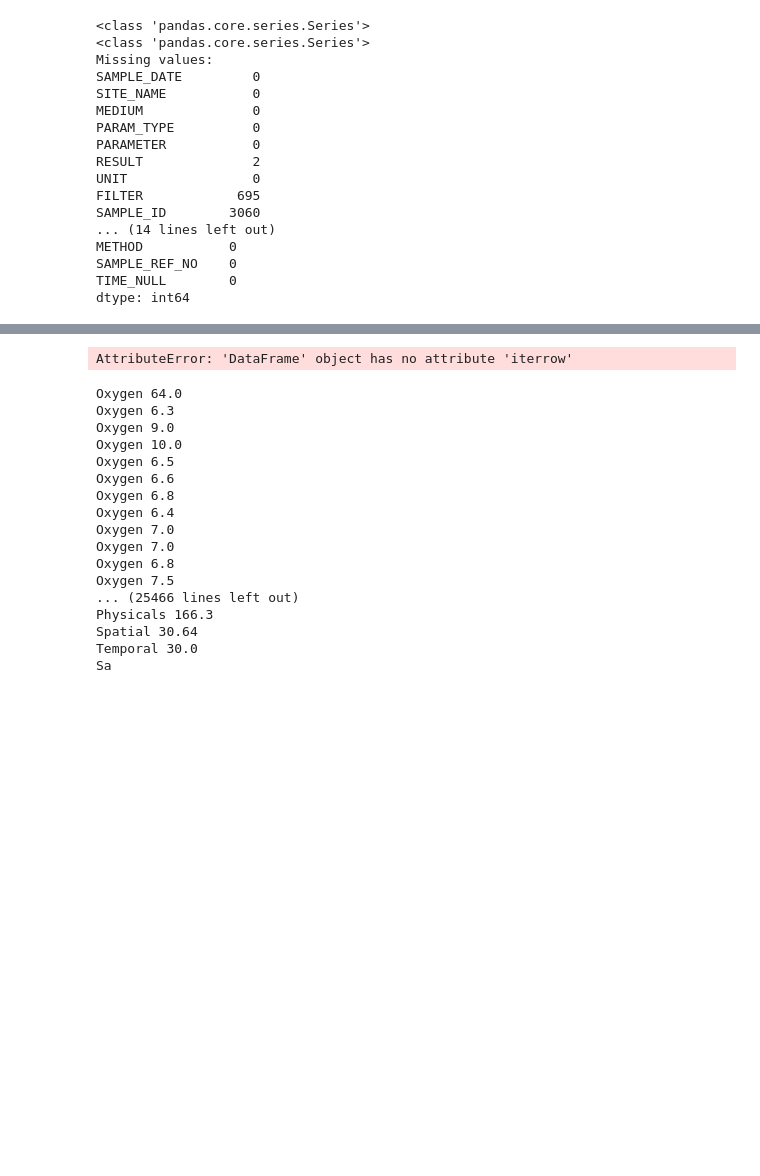
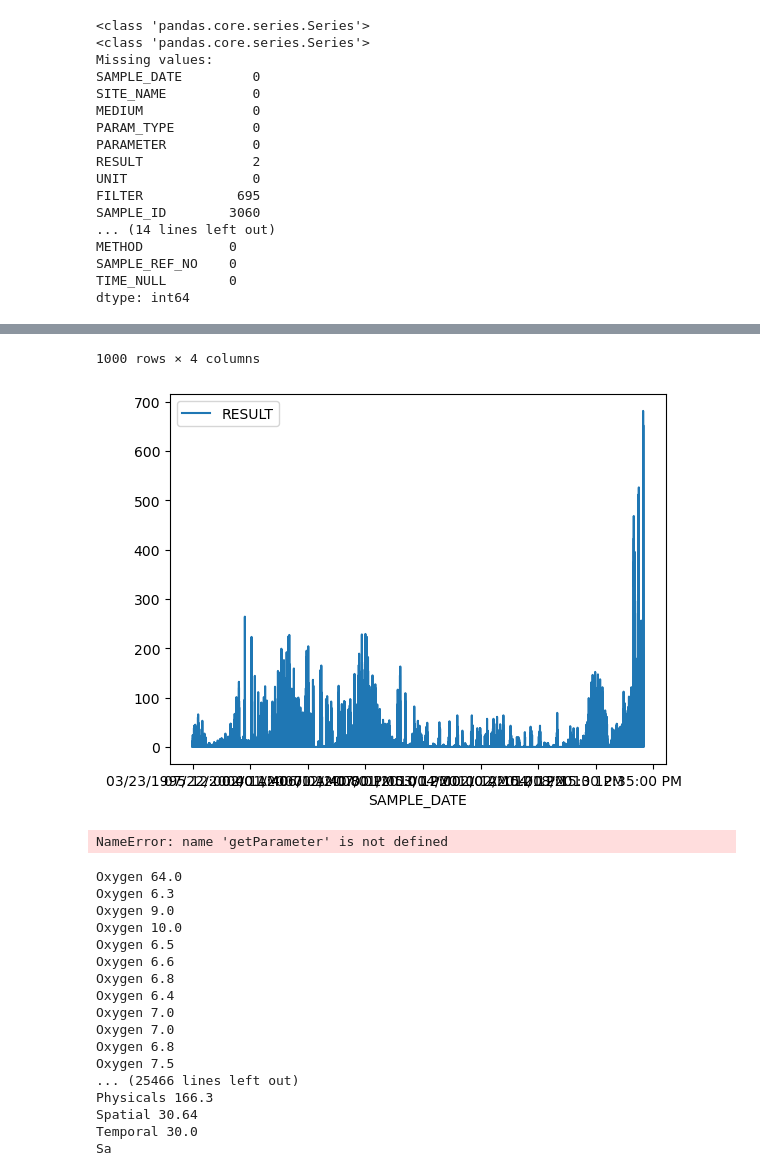
Before and after one commit to benjamin010095/BartonSpringsSalamanders, a Jupyter notebook: Barton Springs Salamanders.ipynb, the cells around one changed output, grey strips where cells are left out. Drawn from its saved outputs; the diff is of its cells as text; code cells hidden in the pictures; blank space fills up the shorter version.

Commit message:
some useful drops and groupings, trying to sort features

```diff
--- a/Barton Springs Salamanders.ipynb
+++ b/Barton Springs Salamanders.ipynb
@@ -167,3 +172,18 @@ print(len(samples), parameters)
 def getParameter(sampleDF, feature):
     for index, row in sampleDF.iterrows():
         print(row.index)
+# %%
+data = pd.DataFrame(rawData)
+
+data.drop(["MEDIUM", "QUALIFIER", "SAMPLE_ID", "SAMPLE_SITE_NO", "METHOD", "PROJECT", "QC_FLAG", "DATA_REF_NO", "QC_TYPE", "TIME_NULL", "FILTER"], axis=1, inplace=True)
+
+data[data["PARAM_TYPE"] == "Salamanders"].plot(x="SAMPLE_DATE", y="RESULT")
+
+#Formatted date column
+
+data["SAMPLE_DATE"] = data["SAMPLE_DATE"].map(lambda x: x.split(" ")[0])
+
+data.groupby(["SAMPLE_DATE", "SITE_NAME", "PARAM_TYPE"], dropna=False).mean().head(1000)
+
+#data.head(1000)
+# %% [output]
@@ -170,9 +203,11 @@ def getParameter(sampleDF, feature):
+1000 rows × 4 columns
+[figure, added]
 # %%
 # condition mask
-mask = rawData['PARAM_TYPE'] == 'Salamanders'
+#mask = rawData['PARAM_TYPE'] == 'Salamanders'
 
 # new dataframe with selected rows
-df_new = pd.DataFrame(rawData[mask])
+#df_new = pd.DataFrame(rawData[mask])
 
 # number of sample dataframes collected
 count = 0
@@ -192,7 +227,7 @@ for index, row in pd.DataFrame(rawData[rawData['PARAM_TYPE'] == 'Salamanders']).
 
 print(count, " sample data frames seen")
 # %% [output]
-AttributeError: 'DataFrame' object has no attribute 'iterrow'
+NameError: name 'getParameter' is not defined
 # %%
 # df = pd.DataFrame(columns= parameters)
 
```
Also changed, not shown: parts of 4 cells of this notebook.
